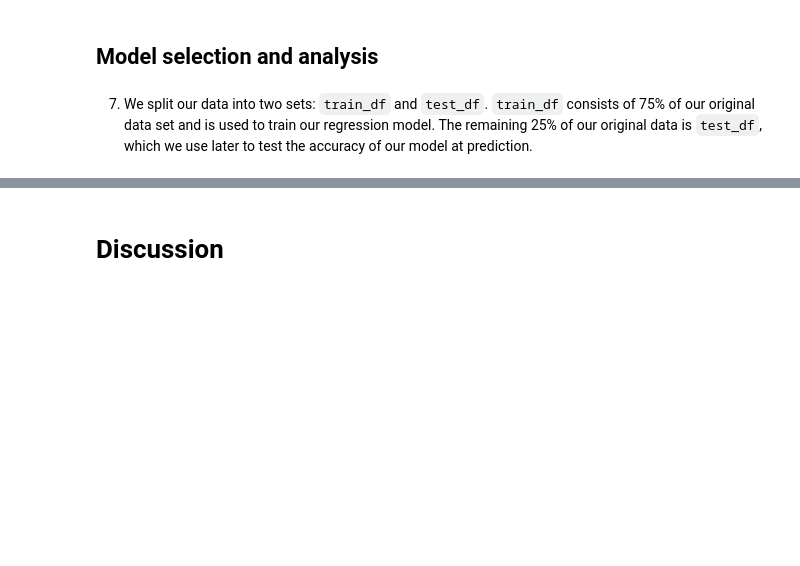
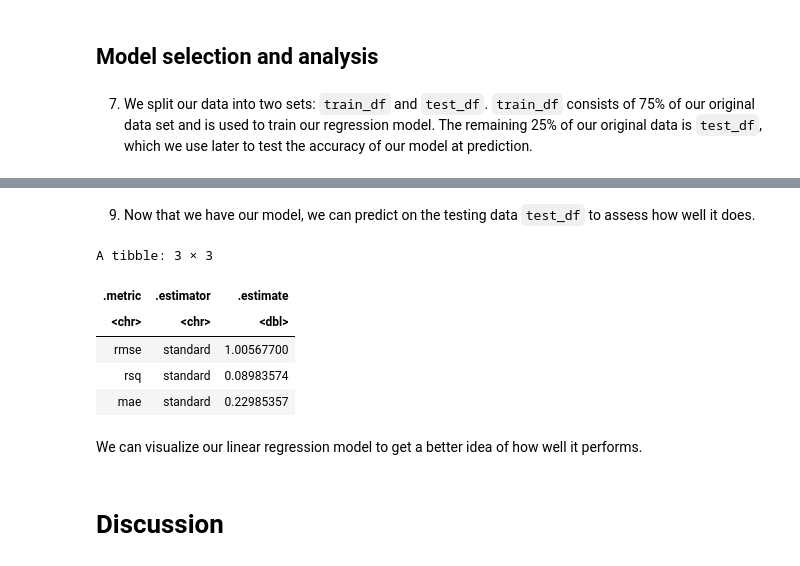
Before and after one commit to DSCI-310-2024/DSCI-310-Group-1-Predict-Casualties-From-Tornado-Data, a Jupyter notebook: src/tornado_predictor.ipynb, the cells around one changed output, grey strips where cells are left out. Cells and saved outputs as stored; diff of their text form; code cells hidden in the pictures; blank space fills up the shorter version.

Commit message:
completed regression analysis; obtained coefficients with predictors 'length' and 'width'

```diff
--- a/src/tornado_predictor.ipynb
+++ b/src/tornado_predictor.ipynb
@@ -165,0 +166,16 @@ test_df <- testing(data_split)
+# %%
+# specify prediction model
+lm_spec <- linear_reg() |>
+  set_engine("lm") |>
+  set_mode("regression")
+
+# specify recipe
+lm_recipe <- recipe(fatalities ~ length + width, data = df)
+
+# fit the model based on the recipe, specification and training data
+lm_fit <- workflow() |>
+  add_recipe(lm_recipe) |>
+  add_model(lm_spec) |>
+  fit(data = train_df)
+
+lm_fit
@@ -165,0 +198,19 @@ test_df <- testing(data_split)
+# %% [markdown]
+9. Now that we have our model, we can predict on the testing data `test_df` to assess how well it does.
+# %%
+# Use lm_fit to predict on test_df and output RMSPE to assess model's test error
+lm_test_results <- lm_fit |>
+  predict(test_df) |>
+  bind_cols(test_df) |>
+  metrics(truth = fatalities, estimate = .pred)
+
+lm_test_results
+# %% [output]
+A tibble: 3 × 3
+| .metric | .estimator | .estimate |
+| <chr> | <chr> | <dbl> |
+| rmse | standard | 1.00567700 |
+| rsq | standard | 0.08983574 |
+| mae | standard | 0.22985357 |
+# %% [markdown]
+We can visualize our linear regression model to get a better idea of how well it performs.
```
Also changed, not shown: parts of 3 cells of this notebook.
